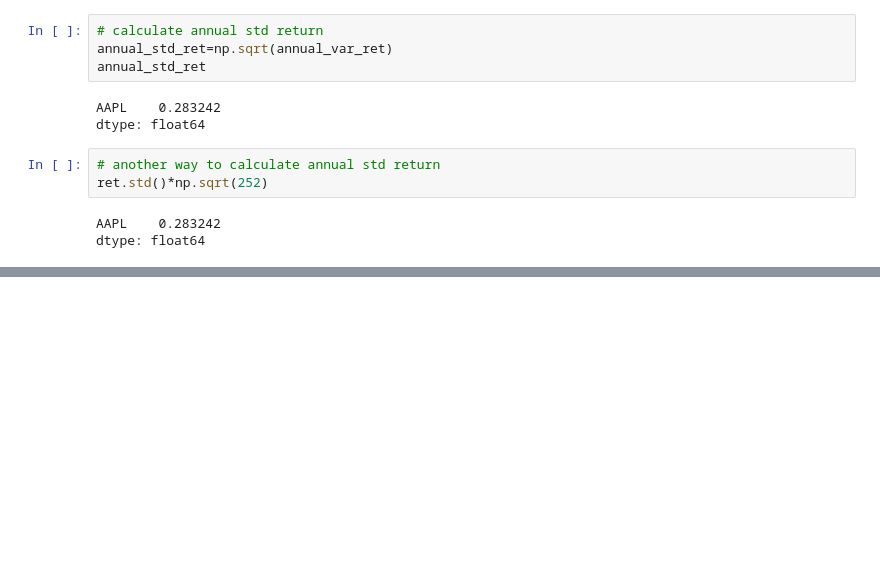
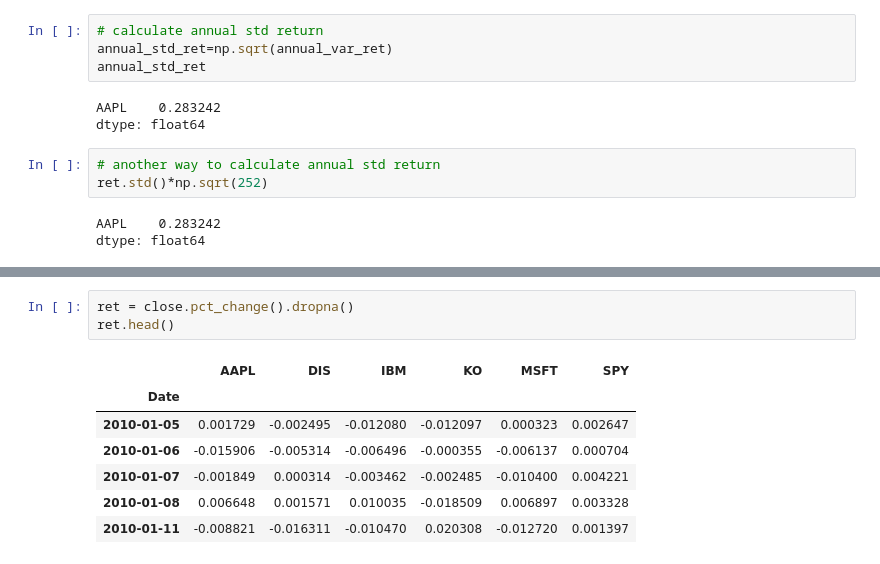
Before and after one commit to dilanHewawitharana/Algorithmic-Trading-Python, a Jupyter notebook: Algorithmic Trading Python 2023 - FULL TUTORIAL Beginner.ipynb, the cells around one changed output, grey strips where cells are left out. Saved outputs shown, nothing was run; the diff lists cells and outputs as text; blank space fills up the shorter version.

```diff
--- a/Algorithmic Trading Python 2023 - FULL TUTORIAL Beginner.ipynb
+++ b/Algorithmic Trading Python 2023 - FULL TUTORIAL Beginner.ipynb
@@ -718,0 +722,11 @@ dtype: float64
+# %%
+ret = close.pct_change().dropna()
+ret.head()
+# %% [output]
+|  | AAPL | DIS | IBM | KO | MSFT | SPY |
+| Date |  |  |  |  |  |  |
+| 2010-01-05 | 0.001729 | -0.002495 | -0.012080 | -0.012097 | 0.000323 | 0.002647 |
+| 2010-01-06 | -0.015906 | -0.005314 | -0.006496 | -0.000355 | -0.006137 | 0.000704 |
+| 2010-01-07 | -0.001849 | 0.000314 | -0.003462 | -0.002485 | -0.010400 | 0.004221 |
+| 2010-01-08 | 0.006648 | 0.001571 | 0.010035 | -0.018509 | 0.006897 | 0.003328 |
+| 2010-01-11 | -0.008821 | -0.016311 | -0.010470 | 0.020308 | -0.012720 | 0.001397 |
```
Also changed, not shown: parts of 18 cells of this notebook.
